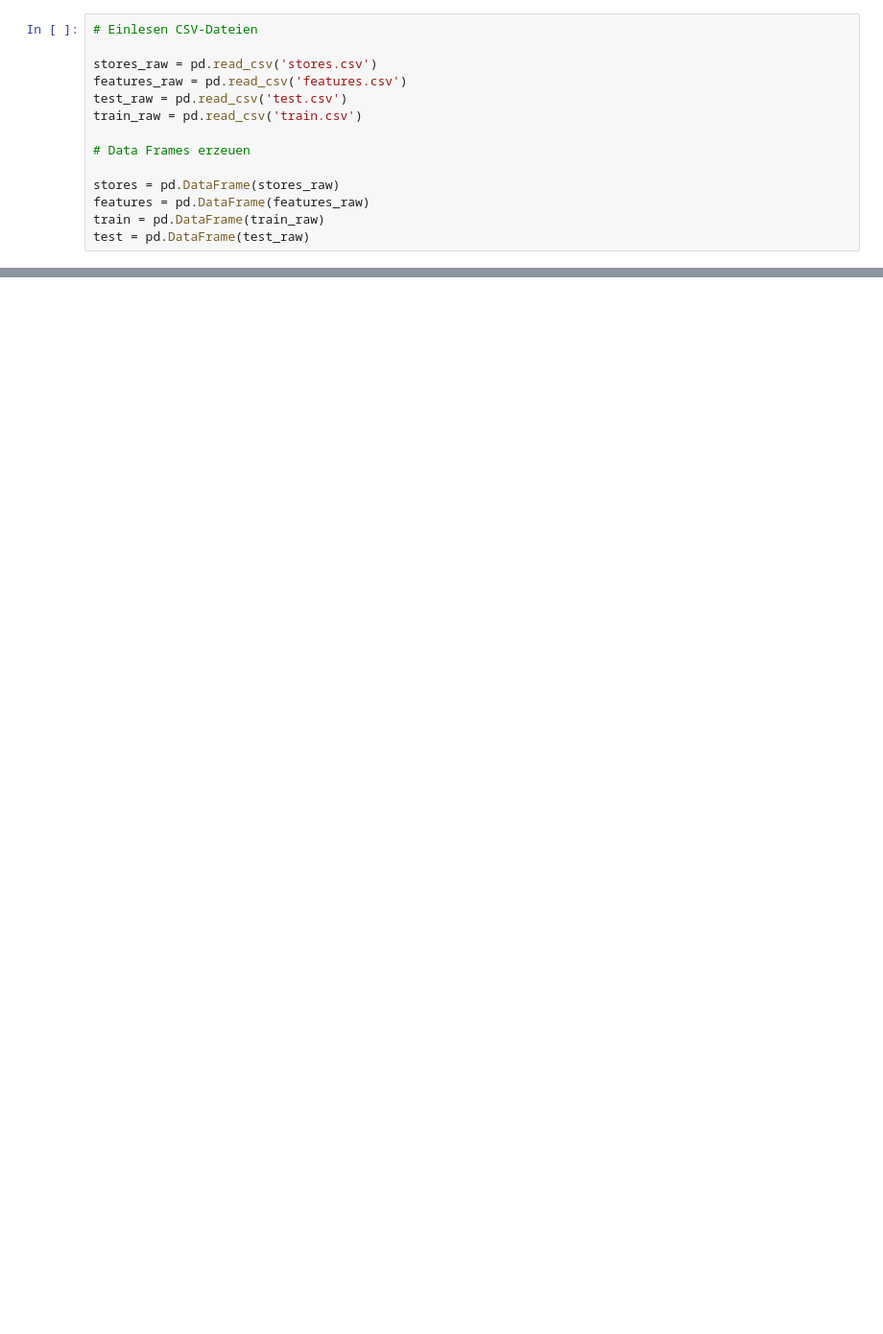
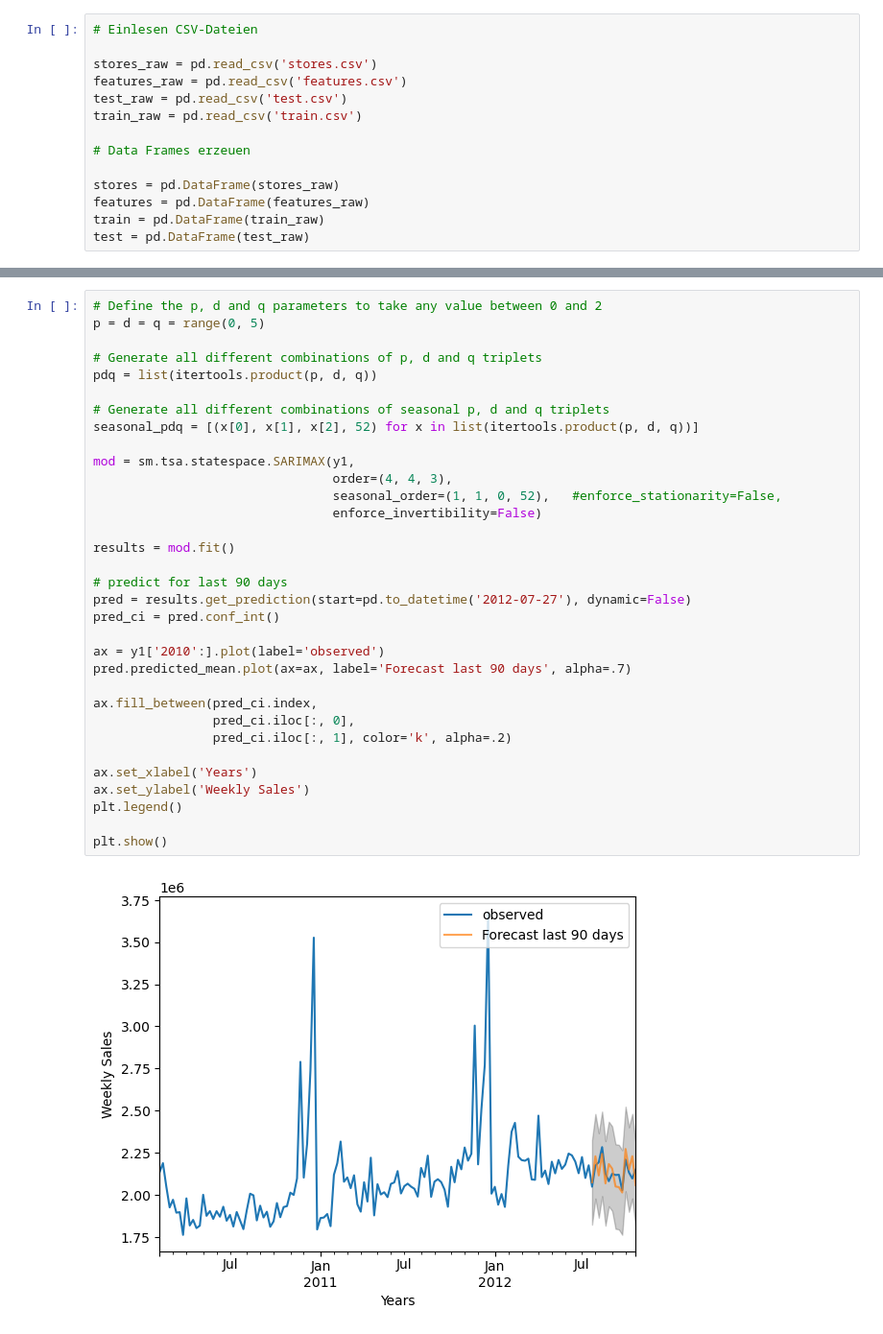
Before and after one commit to MaMut1991/Final_Project, a Jupyter notebook: Time_Series_Analysis.ipynb, the cells around one changed output, grey strips where cells are left out. Shown: that part at 96% size. Drawn from its saved outputs; the diff is of its cells as text; blank space fills up the shorter version.

```diff
--- a/Time_Series_Analysis.ipynb
+++ b/Time_Series_Analysis.ipynb
@@ -48,0 +167,35 @@ stores.Type = stores.Type.apply(transform_Type)
+# %%
+# Define the p, d and q parameters to take any value between 0 and 2
+p = d = q = range(0, 5)
+
+# Generate all different combinations of p, d and q triplets
+pdq = list(itertools.product(p, d, q))
+
+# Generate all different combinations of seasonal p, d and q triplets
+seasonal_pdq = [(x[0], x[1], x[2], 52) for x in list(itertools.product(p, d, q))]
+
+mod = sm.tsa.statespace.SARIMAX(y1,
+                                order=(4, 4, 3),
+                                seasonal_order=(1, 1, 0, 52),   #enforce_stationarity=False,
+                                enforce_invertibility=False)
+
+results = mod.fit()
+
+# predict for last 90 days
+pred = results.get_prediction(start=pd.to_datetime('2012-07-27'), dynamic=False)
+pred_ci = pred.conf_int()
+
+ax = y1['2010':].plot(label='observed')
+pred.predicted_mean.plot(ax=ax, label='Forecast last 90 days', alpha=.7)
+
+ax.fill_between(pred_ci.index,
+                pred_ci.iloc[:, 0],
+                pred_ci.iloc[:, 1], color='k', alpha=.2)
+
+ax.set_xlabel('Years')
+ax.set_ylabel('Weekly Sales')
+plt.legend()
+
+plt.show()
+# %% [output]
+[figure, added]
```
Also changed, not shown: parts of 14 cells of this notebook, 5 other files.
